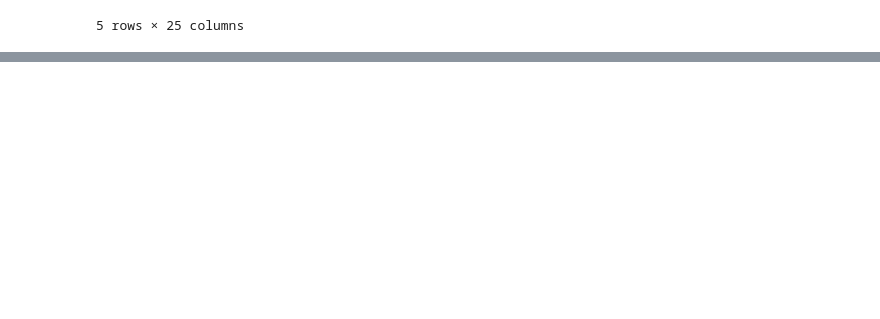
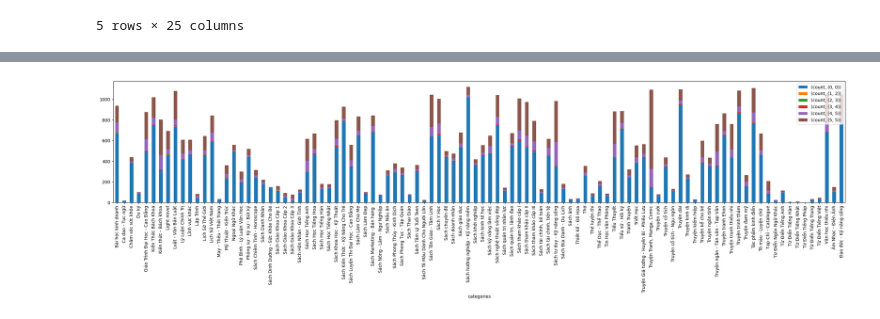
Before and after one commit to Miruku2201/NMKHDL_Final_Project, a Jupyter notebook: question.ipynb, the cells around one changed output, grey strips where cells are left out. Cells and saved outputs as stored; diff of their text form; code cells hidden in the pictures; blank space fills up the shorter version.

```diff
--- a/question.ipynb
+++ b/question.ipynb
@@ -252,0 +232,3 @@ duky_df[duky_df.Series == 0]
+# %%
+cols_work = ["rating_average", "categories", "price", "original_price" ,"all_time_quantity_sold", "review_count"]
+rcp_df = df[cols_work]
@@ -252,0 +254,12 @@ duky_df[duky_df.Series == 0]
+# %%
+def rating_range(x):
+    if (x == 0.0):
+        return (0,0)
+    elif (x == 5.0):
+        return (5,5)
+    else:
+        return (math.floor(x), math.floor(x+1))
+# %%
+rating_range_series = pd.DataFrame({"rating_range": rcp_df.rating_average.apply(rating_range)})
+rcp_df = pd.concat([rcp_df, rating_range_series], axis = 1)
+# rcp.set_axis([*df.columns[:-1], 'Test'], axis=1, inplace=False)
@@ -252,0 +299,12 @@ duky_df[duky_df.Series == 0]
+# %%
+temp_df = rcp_df.copy()
+group_df = temp_df.groupby("categories")["rating_range"].value_counts().to_frame().rename(columns = {"rating_range" : "count"}).sort_values(by = "rating_range").unstack(level = 1)
+# group_df
+fig, ax = plt.subplots(figsize = (30, 5))
+# sns.countplot(data = group_df, x = "categories" , hue = "rating_range")
+group_df.plot(kind = "bar", stacked = True, ax = ax)
+plt.legend(loc = "upper right")
+plt.xticks(rotation=90)
+plt.show()
+# %% [output]
+[figure, added]
```
Also changed, not shown: parts of 45 cells of this notebook, 1 other file.
